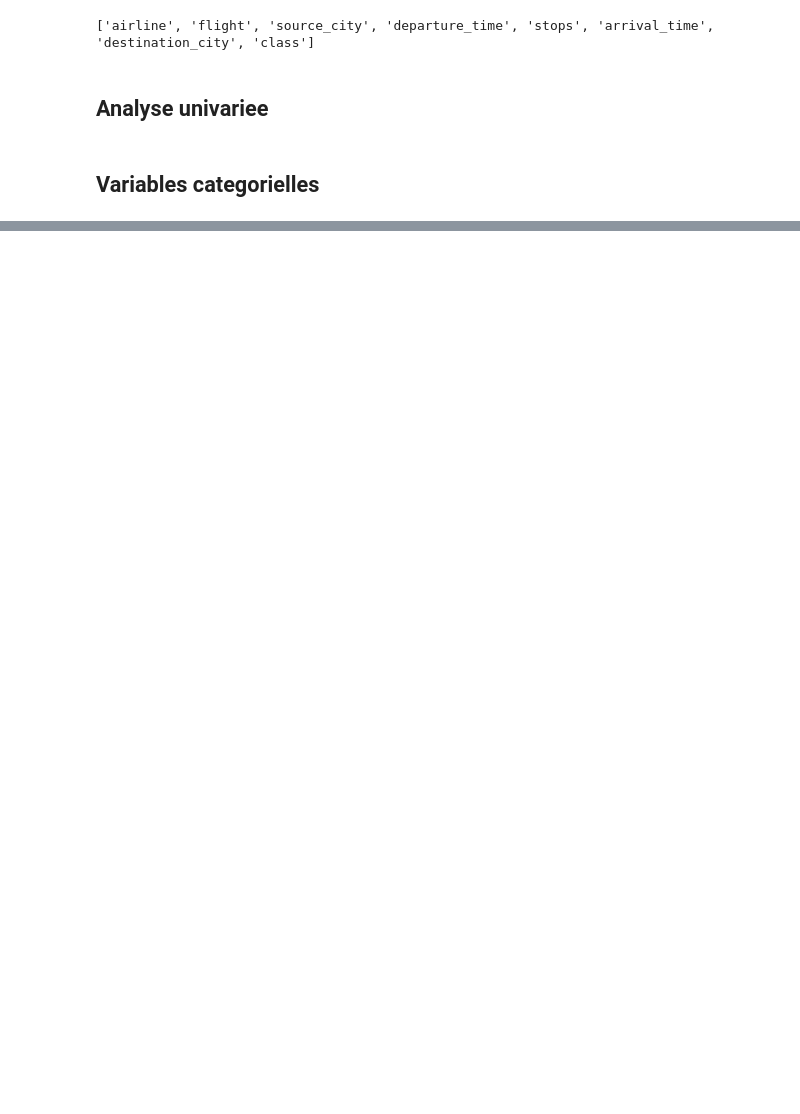
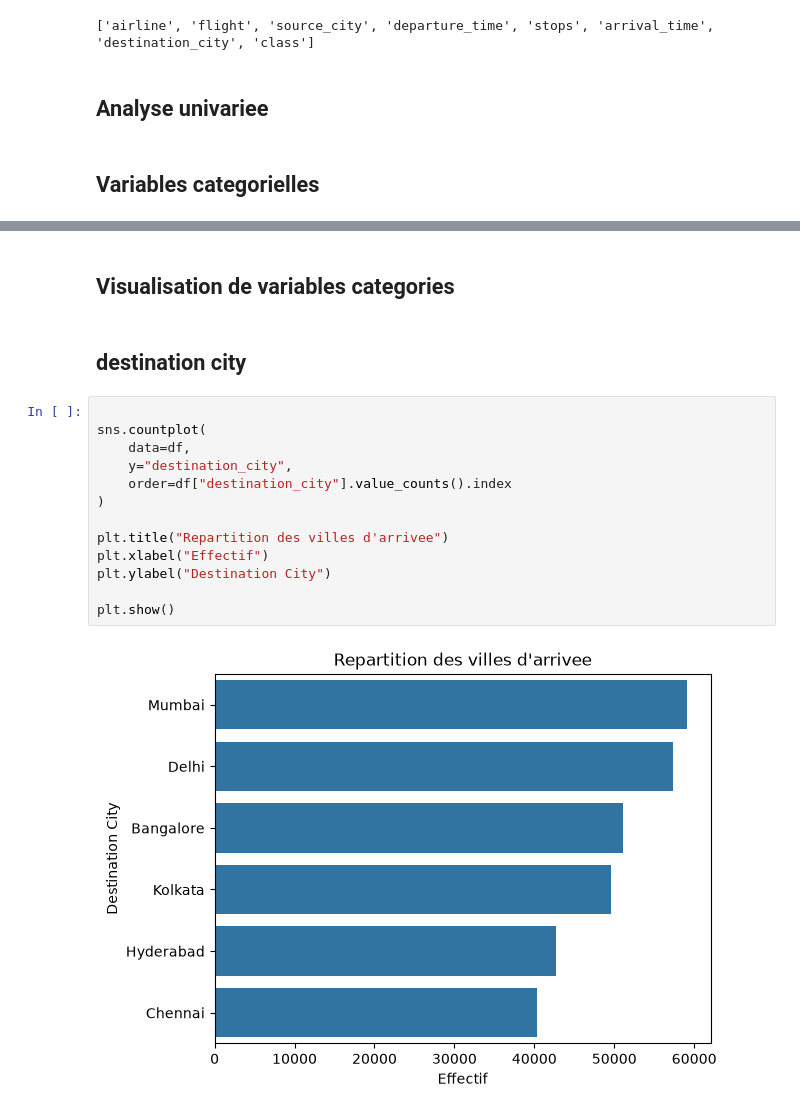
Before and after one commit to Oumohgh/Prediction-du-prix-des-billets-d-avion, a Jupyter notebook: data/predaction_prix.ipynb, the cells around one changed output, grey strips where cells are left out. Cells and saved outputs as stored; diff of their text form; blank space fills up the shorter version.

```diff
--- a/data/predaction_prix.ipynb
+++ b/data/predaction_prix.ipynb
@@ -83,0 +143,19 @@ Name: count, dtype: int64
+# %% [markdown]
+## Visualisation de variables categories
+# %% [markdown]
+## destination  city
+# %%
+
+sns.countplot(
+    data=df,
+    y="destination_city",
+    order=df["destination_city"].value_counts().index
+)
+
+plt.title("Repartition des villes d'arrivee")
+plt.xlabel("Effectif")
+plt.ylabel("Destination City")
+
+plt.show()
+# %% [output]
+[figure, added]
```
Also changed, not shown: parts of 24 cells of this notebook, 2 other files.
